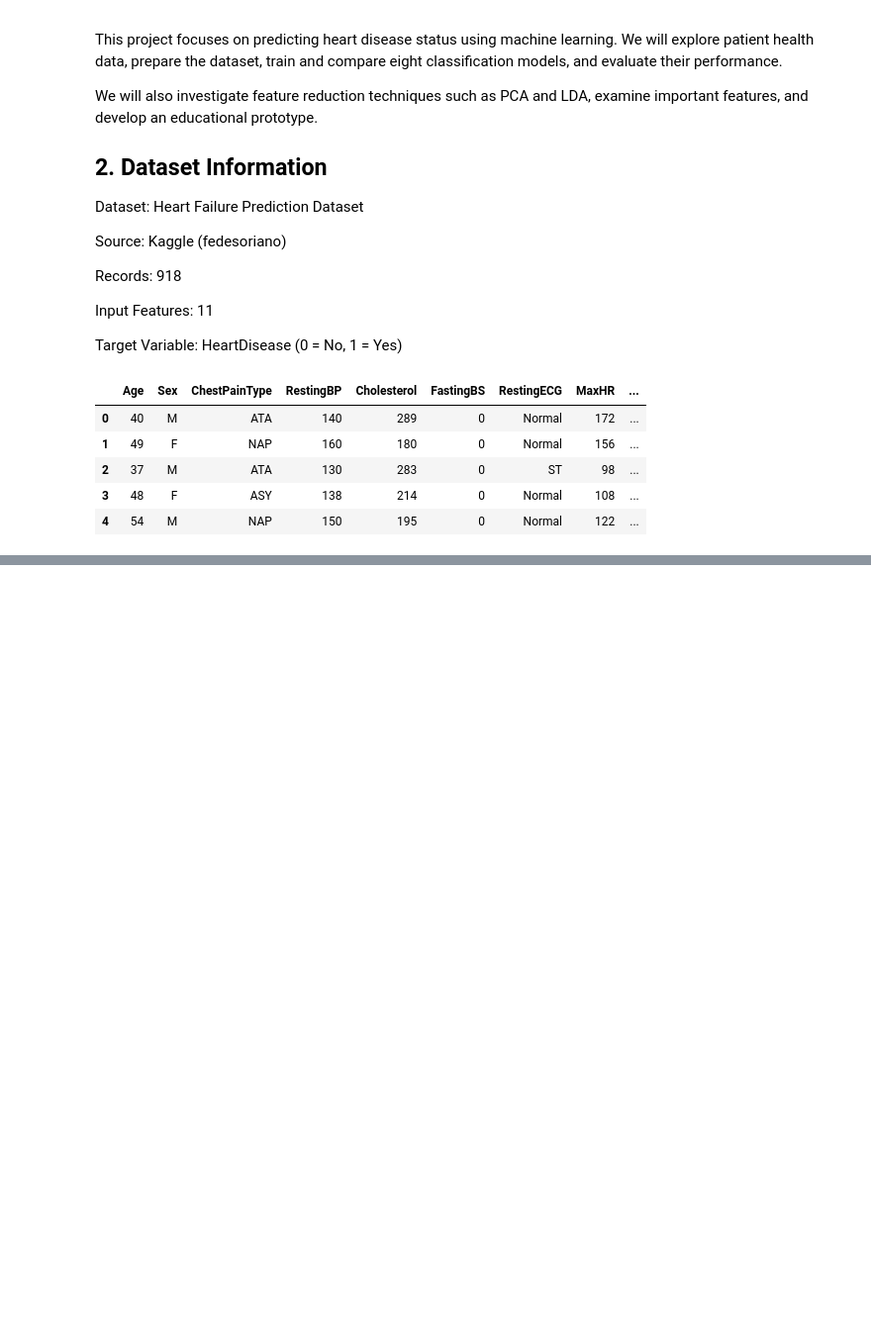
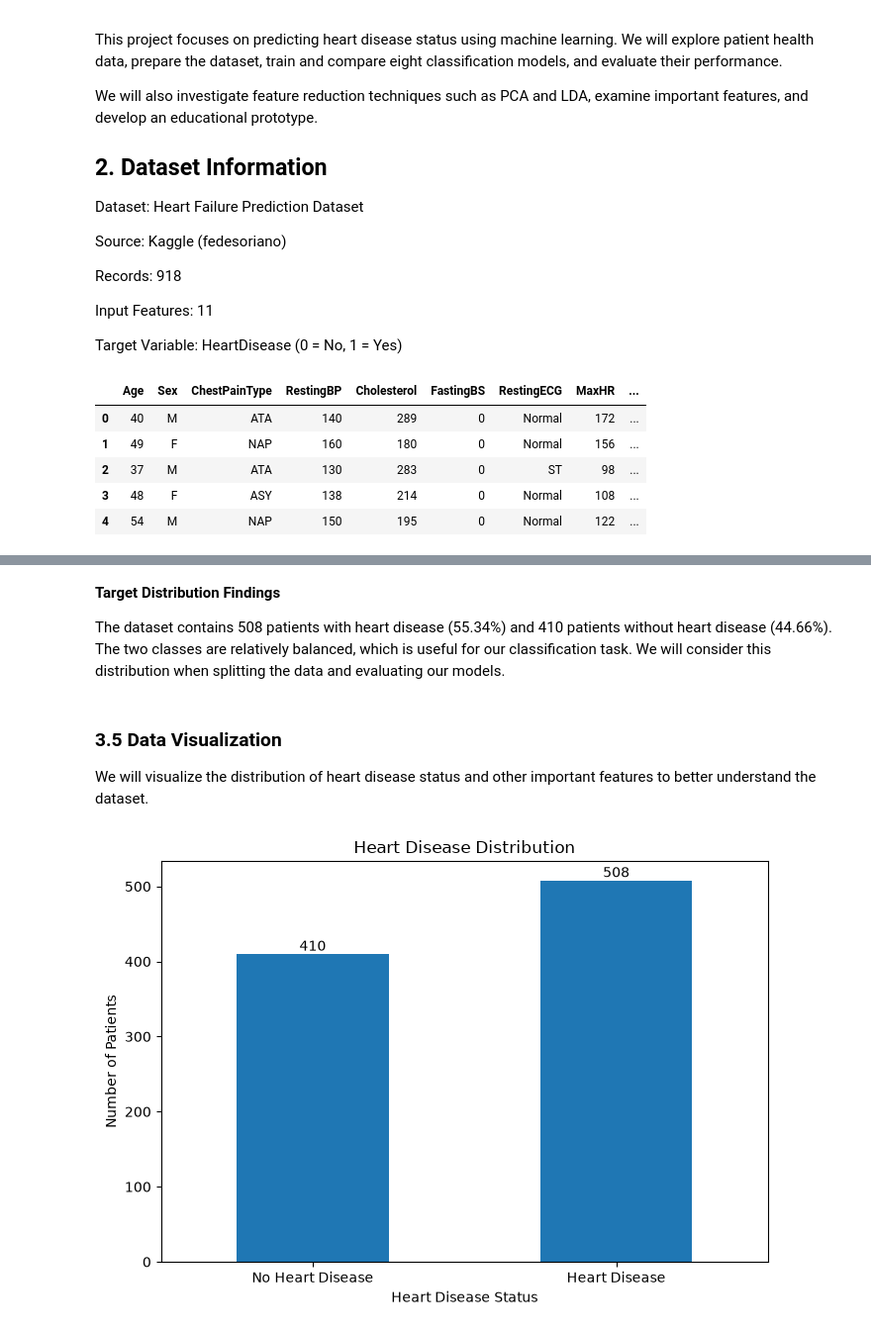
Before and after one commit to gautam-jenis/heart-disease-prediction, a Jupyter notebook: heart_disease_project.ipynb, the cells around one changed output, grey strips where cells are left out. Shown at 99% size. Drawn from its saved outputs; the diff is of its cells as text; code cells hidden in the pictures; blank space fills up the shorter version.

Commit message:
Complete initial exploratory data analysis

```diff
--- a/heart_disease_project.ipynb
+++ b/heart_disease_project.ipynb
@@ -34,0 +137,24 @@ df.head()
+# %% [markdown]
+**Target Distribution Findings**
+
+The dataset contains 508 patients with heart disease (55.34%) and 410 patients without heart disease (44.66%). The two classes are relatively balanced, which is useful for our classification task. We will consider this distribution when splitting the data and evaluating our models.
+# %% [markdown]
+### 3.5 Data Visualization
+
+We will visualize the distribution of heart disease status and other important features to better understand the dataset.
+# %%
+counts = df["HeartDisease"].value_counts().sort_index()
+
+ax = counts.plot(kind="bar", figsize=(7,5))
+
+plt.title("Heart Disease Distribution")
+plt.xlabel("Heart Disease Status")
+plt.ylabel("Number of Patients")
+plt.xticks([0,1], ["No Heart Disease", "Heart Disease"], rotation=0)
+
+ax.bar_label(ax.containers[0])
+
+plt.tight_layout()
+plt.show()
+# %% [output]
+[figure, added]
```
Also changed, not shown: parts of 14 cells of this notebook.
